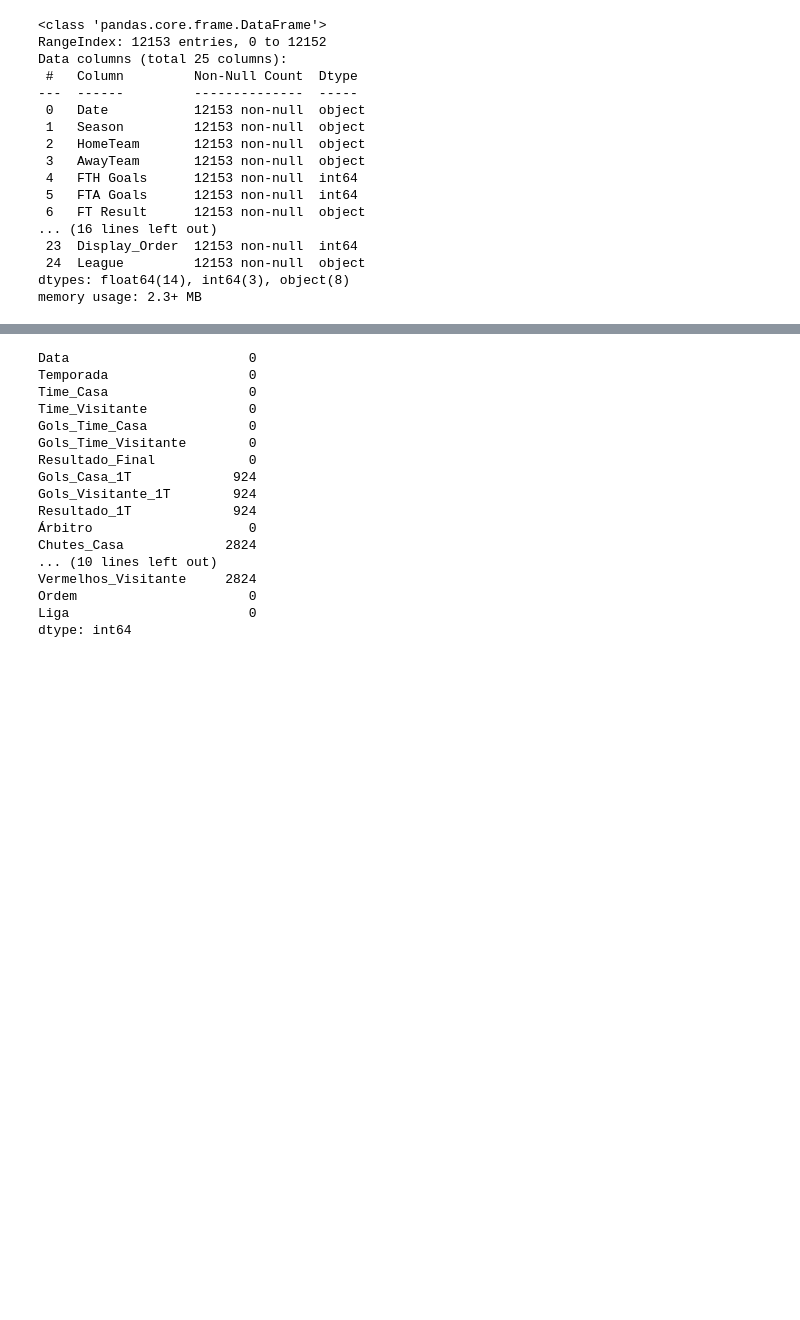
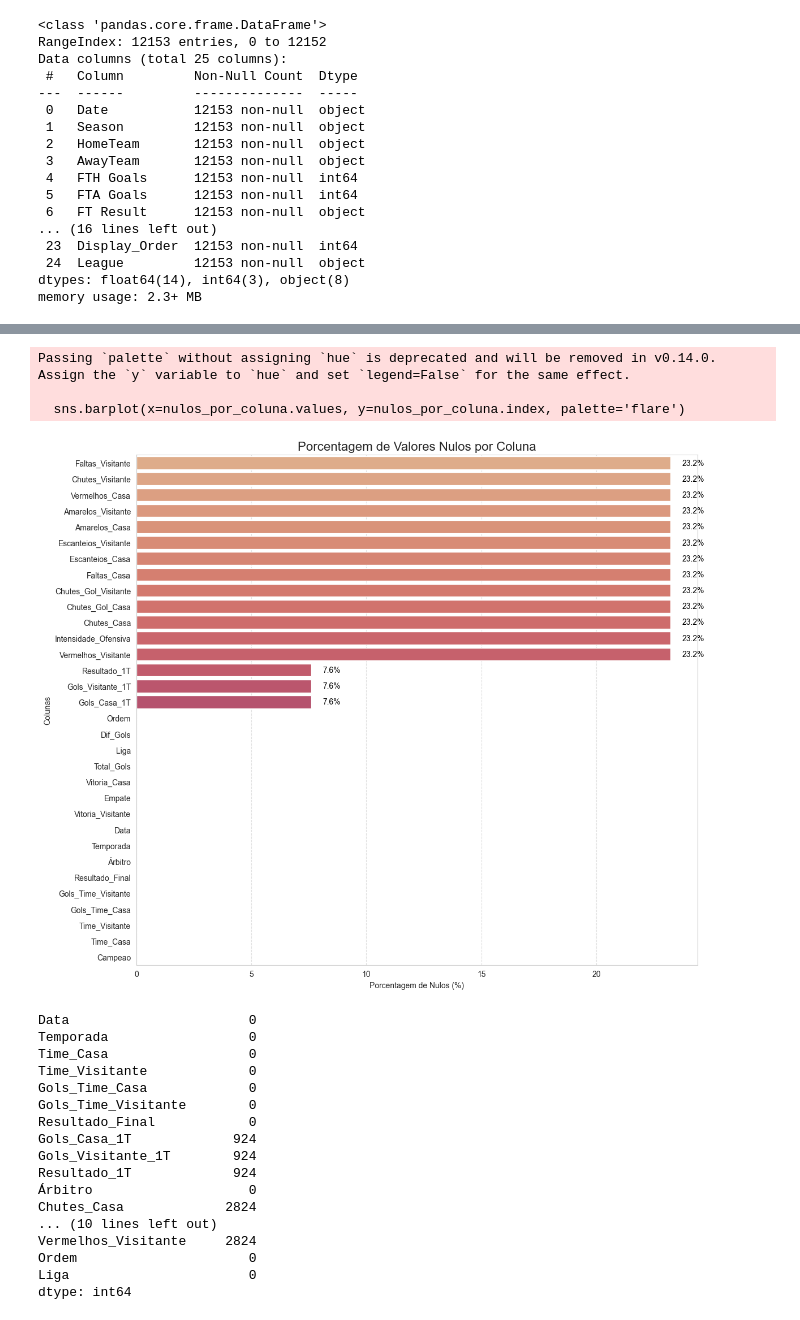
Before and after one commit to LucasCMesquita10/premier_league_dataset, a Jupyter notebook: premierLeague.ipynb, the cells around one changed output, grey strips where cells are left out. Drawn from its saved outputs; the diff is of its cells as text; code cells hidden in the pictures; blank space fills up the shorter version.

```diff
--- a/premierLeague.ipynb
+++ b/premierLeague.ipynb
@@ -183,3 +226,27 @@ df = df.rename(columns={
+# %%
+# 1. Calcular a porcentagem de nulos por coluna
+nulos_por_coluna = (df.isnull().mean() * 100).sort_values(ascending=False)
+
+# 2. Criar o gráfico
+plt.figure(figsize=(12, 10))
+sns.barplot(x=nulos_por_coluna.values, y=nulos_por_coluna.index, palette='flare')
+
+# Adicionar os rótulos de porcentagem ao lado das barras
+for i, v in enumerate(nulos_por_coluna.values):
+    if v > 0: # Só mostra o texto se houver nulos
+        plt.text(v + 0.5, i, f'{v:.1f}%', color='black', va='center', fontsize=10)
+
+plt.title('Porcentagem de Valores Nulos por Coluna', fontsize=16)
+plt.xlabel('Porcentagem de Nulos (%)')
+plt.ylabel('Colunas')
+plt.grid(axis='x', linestyle='--', alpha=0.6)
+plt.tight_layout()
+plt.show()
+# %% [output]
+Passing `palette` without assigning `hue` is deprecated and will be removed in v0.14.0. Assign the `y` variable to `hue` and set `legend=False` for the same effect.
+
+  sns.barplot(x=nulos_por_coluna.values, y=nulos_por_coluna.index, palette='flare')
+[figure, added]
 # %%
 df['Data'] = pd.to_datetime(df['Data'], format='%d/%m/%Y')
 # %%
```
Also changed, not shown: parts of 6 cells of this notebook, 1 other file.
